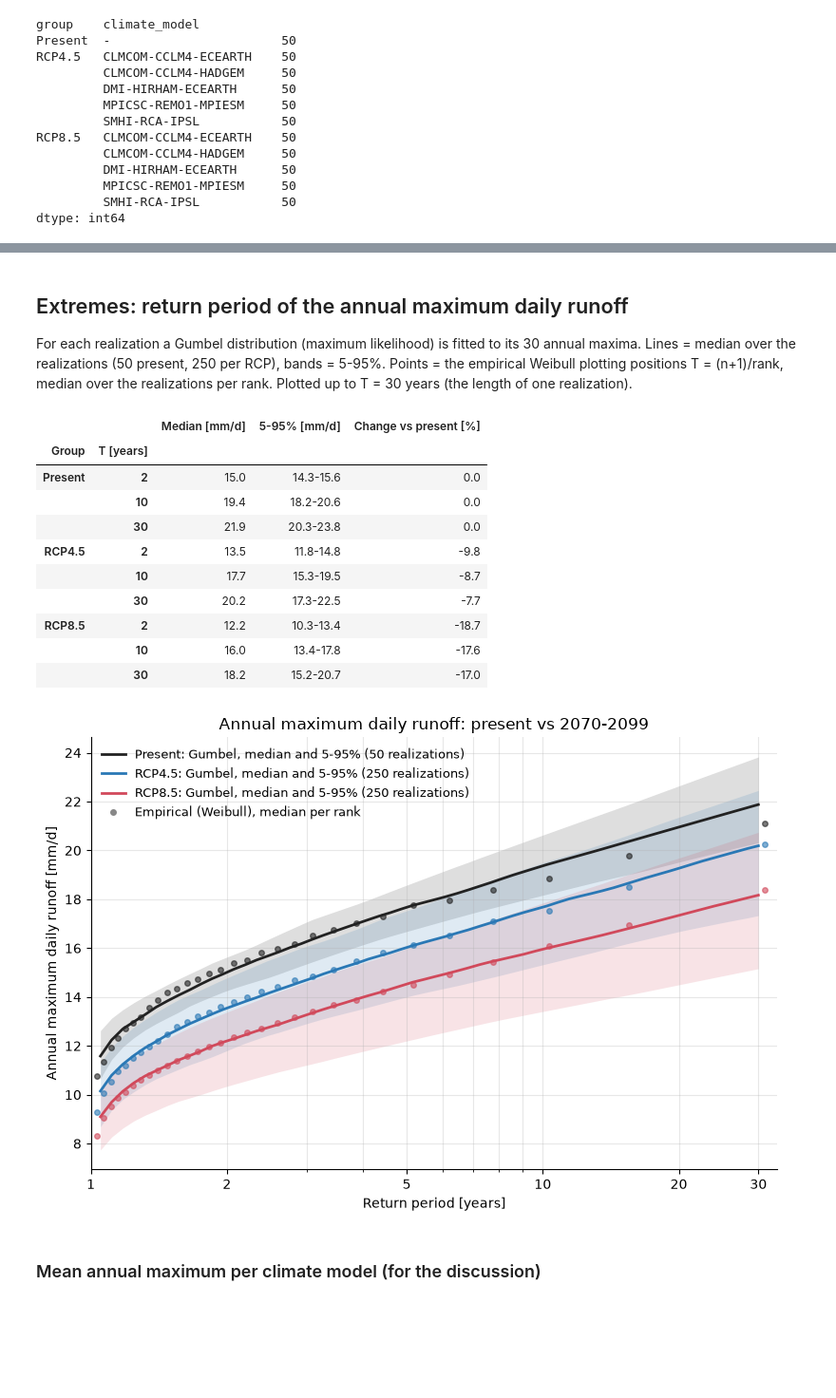
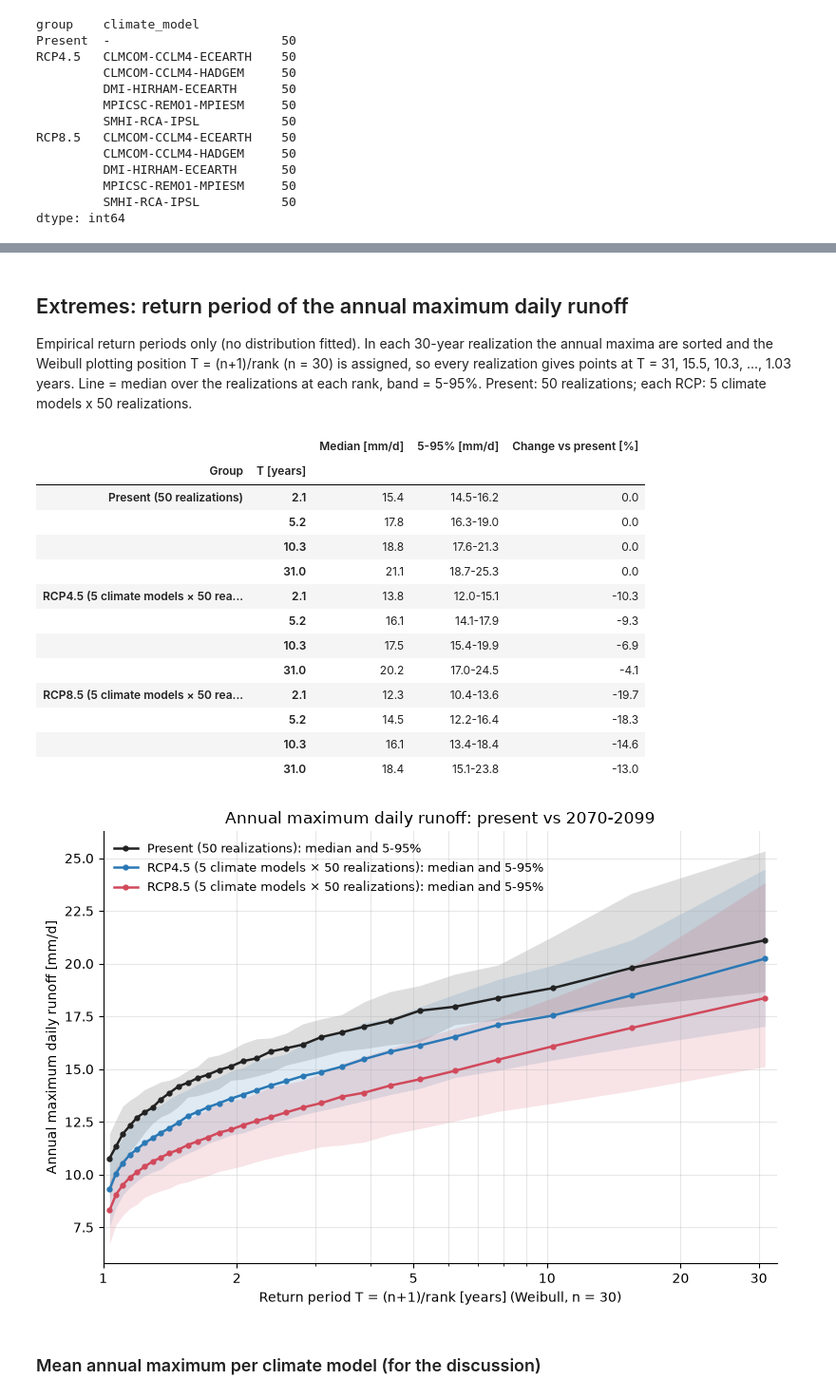
Before and after one commit to Uemac001/watershed_ex3, a Jupyter notebook: code/week2_streamflow.ipynb, the cells around one changed output, grey strips where cells are left out. Shown at 95% size. Drawn from its saved outputs; the diff is of its cells as text; code cells hidden in the pictures; blank space fills up the shorter version.

```diff
--- a/code/week2_streamflow.ipynb
+++ b/code/week2_streamflow.ipynb
@@ -72,29 +72,32 @@ monthly_table
 # %% [markdown]
 ## Extremes: return period of the annual maximum daily runoff
 
-For each realization a Gumbel distribution (maximum likelihood) is fitted to its 30 annual maxima.
-Lines = median over the realizations (50 present, 250 per RCP), bands = 5-95%. Points = the empirical
-Weibull plotting positions T = (n+1)/rank, median over the realizations per rank. Plotted up to T = 30 years
-(the length of one realization).
+Empirical return periods only (no distribution fitted). In each 30-year realization the annual maxima are
+sorted and the Weibull plotting position T = (n+1)/rank (n = 30) is assigned, so every realization gives
+points at T = 31, 15.5, 10.3, ..., 1.03 years. Line = median over the realizations at each rank,
+band = 5-95%. Present: 50 realizations; each RCP: 5 climate models x 50 realizations.
 # %%
 return_period_table = w2.plot_return_periods(
-    results["annual_max"], max_return_period=30,
+    results["annual_max"],
     output_destination=FIG_DIR / f"{STATION}_{WEAGETS}_return_periods.png",
 )
 return_period_table
 # %% [output]
 |  |  | Median [mm/d] | 5-95% [mm/d] | Change vs present [%] |
 | Group | T [years] |  |  |  |
-| Present | 2 | 15.0 | 14.3-15.6 | 0.0 |
-|  | 10 | 19.4 | 18.2-20.6 | 0.0 |
-|  | 30 | 21.9 | 20.3-23.8 | 0.0 |
-| RCP4.5 | 2 | 13.5 | 11.8-14.8 | -9.8 |
-|  | 10 | 17.7 | 15.3-19.5 | -8.7 |
-|  | 30 | 20.2 | 17.3-22.5 | -7.7 |
-| RCP8.5 | 2 | 12.2 | 10.3-13.4 | -18.7 |
-|  | 10 | 16.0 | 13.4-17.8 | -17.6 |
-|  | 30 | 18.2 | 15.2-20.7 | -17.0 |
+| Present (50 realizations) | 2.1 | 15.4 | 14.5-16.2 | 0.0 |
+|  | 5.2 | 17.8 | 16.3-19.0 | 0.0 |
+|  | 10.3 | 18.8 | 17.6-21.3 | 0.0 |
+|  | 31.0 | 21.1 | 18.7-25.3 | 0.0 |
+| RCP4.5 (5 climate models × 50 rea... | 2.1 | 13.8 | 12.0-15.1 | -10.3 |
+|  | 5.2 | 16.1 | 14.1-17.9 | -9.3 |
+|  | 10.3 | 17.5 | 15.4-19.9 | -6.9 |
+|  | 31.0 | 20.2 | 17.0-24.5 | -4.1 |
+| RCP8.5 (5 climate models × 50 rea... | 2.1 | 12.3 | 10.4-13.6 | -19.7 |
+|  | 5.2 | 14.5 | 12.2-16.4 | -18.3 |
+|  | 10.3 | 16.1 | 13.4-18.4 | -14.6 |
+|  | 31.0 | 18.4 | 15.1-23.8 | -13.0 |
-[figure, old version]
+[figure, new version]
 # %% [markdown]
 ### Mean annual maximum per climate model (for the discussion)
 # %%
```
Also changed, not shown: parts of 3 cells of this notebook, 3 other files.
